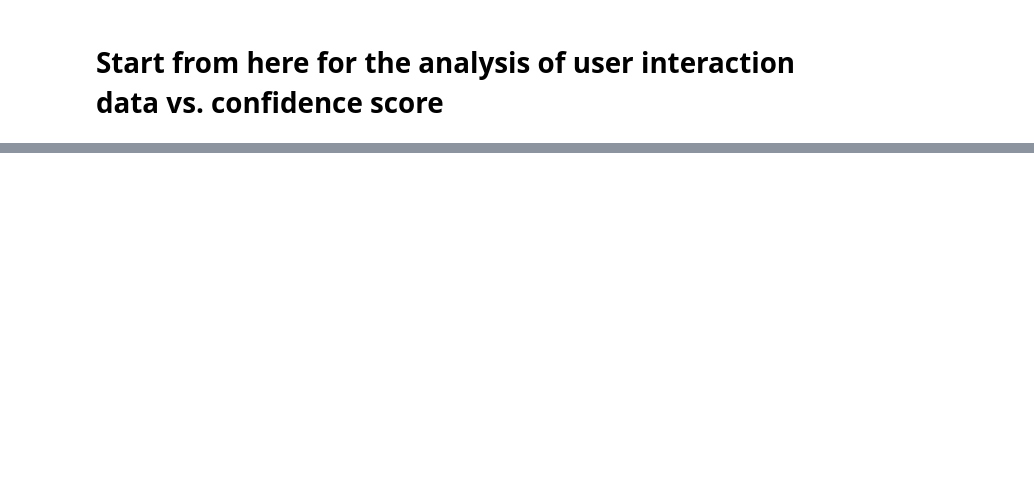
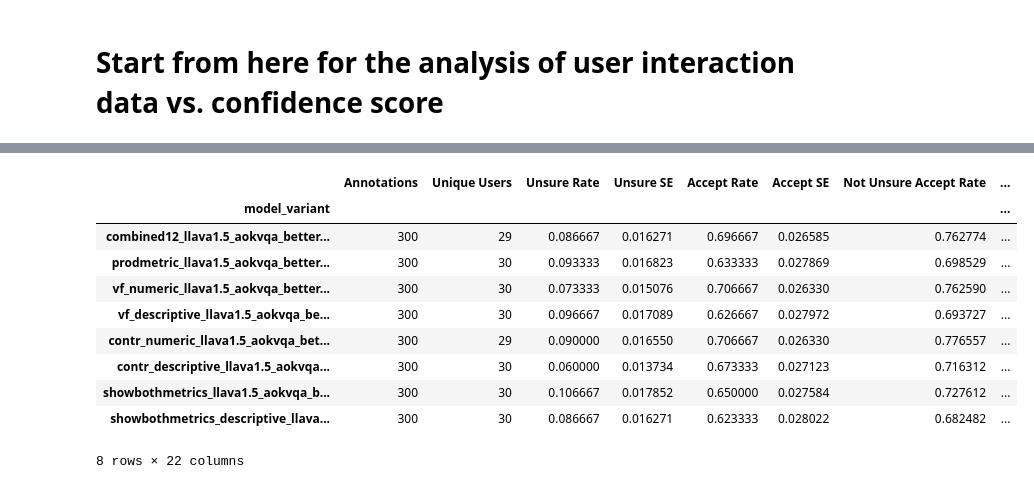
Before and after one commit to Keyu-He/vlm-rationale-study, a Jupyter notebook: src_analysis/UserStudyAnalysis.ipynb, the cells around one changed output, grey strips where cells are left out. Saved outputs shown, nothing was run; the diff lists cells and outputs as text; code cells hidden in the pictures; blank space fills up the shorter version.

```diff
--- a/src_analysis/UserStudyAnalysis.ipynb
+++ b/src_analysis/UserStudyAnalysis.ipynb
@@ -907,10 +902,36 @@ import pickle
 with open('df_combined123_map.pkl', 'rb') as f:
     df_combined123_map = pickle.load(f)
 print("Loaded df_combined123_map from file.")
-# print the keys of df_combined123_map
-print("Keys in df_combined123_map:")
+# # print the keys of df_combined123_map
+# print("Keys in df_combined123_map:")
+# for key in df_combined123_map.keys():
+#     print(key)
+
+from collections import OrderedDict
+
+# 1) define the exact key‐order you want
+new_key_order = [
+    'combined12_llava1.5_aokvqa_better_sampled_q10_i10_s0',
+    'prodmetric_llava1.5_aokvqa_better_sampled_q10_i10_s0',
+
+    'vf_numeric_llava1.5_aokvqa_better_sampled_q10_i10_s0',
+    'vf_descriptive_llava1.5_aokvqa_better_sampled_q10_i10_s0',
+
+    'contr_numeric_llava1.5_aokvqa_better_sampled_q10_i10_s0',
+    'contr_descriptive_llava1.5_aokvqa_better_sampled_q10_i10_s0',
+    'showbothmetrics_llava1.5_aokvqa_better_sampled_q10_i10_s0',
+    'showbothmetrics_descriptive_llava1.5_aokvqa_better_sampled_q10_i10_s0',
+]
+
+# 2) rebuild as OrderedDict
+df_combined123_map = OrderedDict(
+    (k, df_combined123_map[k]) for k in new_key_order
+)
+
+# 3) check the order
+print("Keys in df_combined123_map after reordering:")
 for key in df_combined123_map.keys():
     print(key)
-df_combined123_map['vf_numeric_llava1.5_aokvqa_better_sampled_q10_i10_s0']
+# df_combined123_map['vf_numeric_llava1.5_aokvqa_better_sampled_q10_i10_s0']
 # %% [output]
 Loaded df_combined123_map from file.
@@ -987,0 +1099,14 @@ display(summary_df)
+# %%
+summary_df
+# %% [output]
+|  | Annotations | Unique Users | Unsure Rate | Unsure SE | Accept Rate | Accept SE | Not Unsure Accept Rate | ... |
+| model_variant |  |  |  |  |  |  |  | ... |
+| combined12_llava1.5_aokvqa_better... | 300 | 29 | 0.086667 | 0.016271 | 0.696667 | 0.026585 | 0.762774 | ... |
+| prodmetric_llava1.5_aokvqa_better... | 300 | 30 | 0.093333 | 0.016823 | 0.633333 | 0.027869 | 0.698529 | ... |
+| vf_numeric_llava1.5_aokvqa_better... | 300 | 30 | 0.073333 | 0.015076 | 0.706667 | 0.026330 | 0.762590 | ... |
+| vf_descriptive_llava1.5_aokvqa_be... | 300 | 30 | 0.096667 | 0.017089 | 0.626667 | 0.027972 | 0.693727 | ... |
+| contr_numeric_llava1.5_aokvqa_bet... | 300 | 29 | 0.090000 | 0.016550 | 0.706667 | 0.026330 | 0.776557 | ... |
+| contr_descriptive_llava1.5_aokvqa... | 300 | 30 | 0.060000 | 0.013734 | 0.673333 | 0.027123 | 0.716312 | ... |
+| showbothmetrics_llava1.5_aokvqa_b... | 300 | 30 | 0.106667 | 0.017852 | 0.650000 | 0.027584 | 0.727612 | ... |
+| showbothmetrics_descriptive_llava... | 300 | 30 | 0.086667 | 0.016271 | 0.623333 | 0.028022 | 0.682482 | ... |
+8 rows × 22 columns
```
Also changed, not shown: parts of 8 cells of this notebook, 1 other file.
